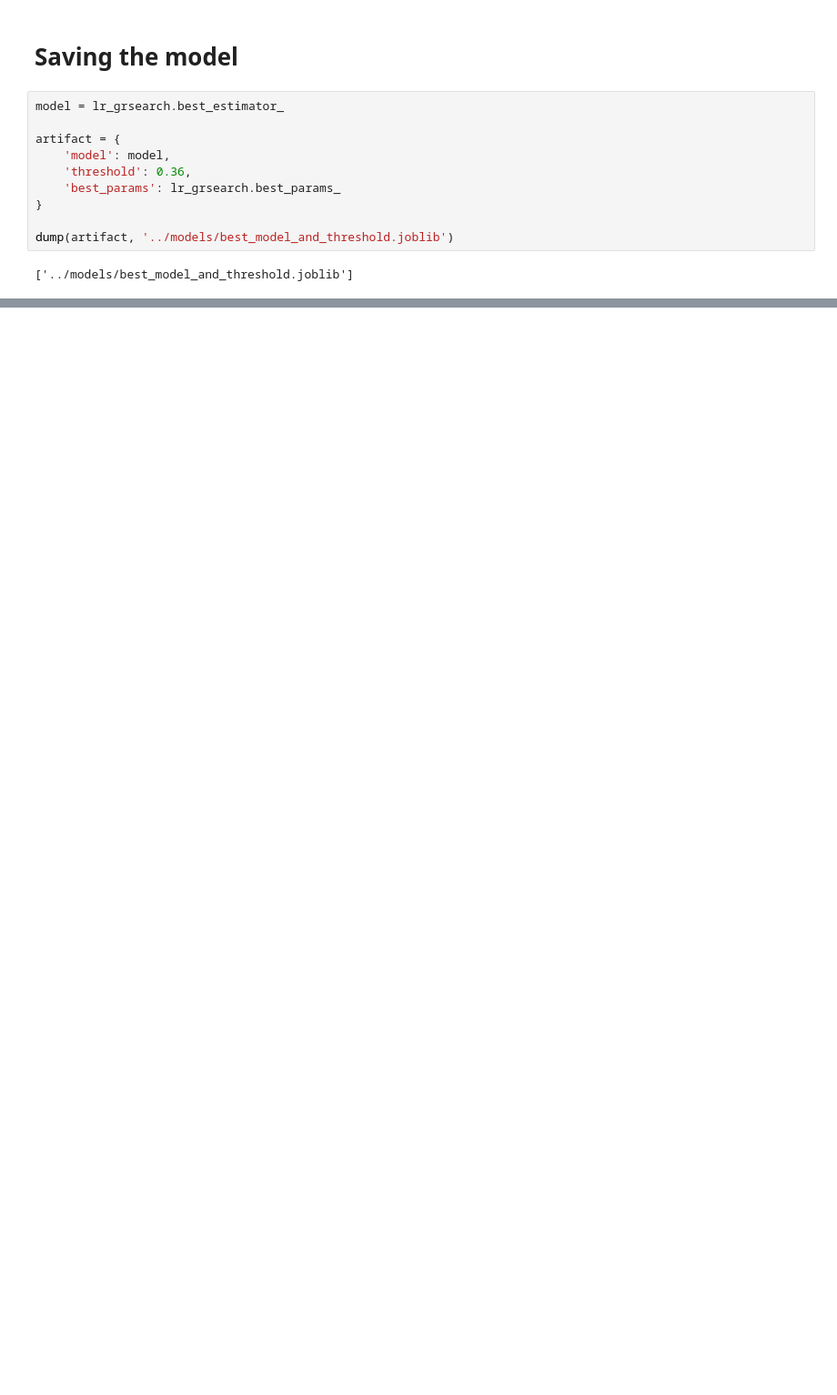
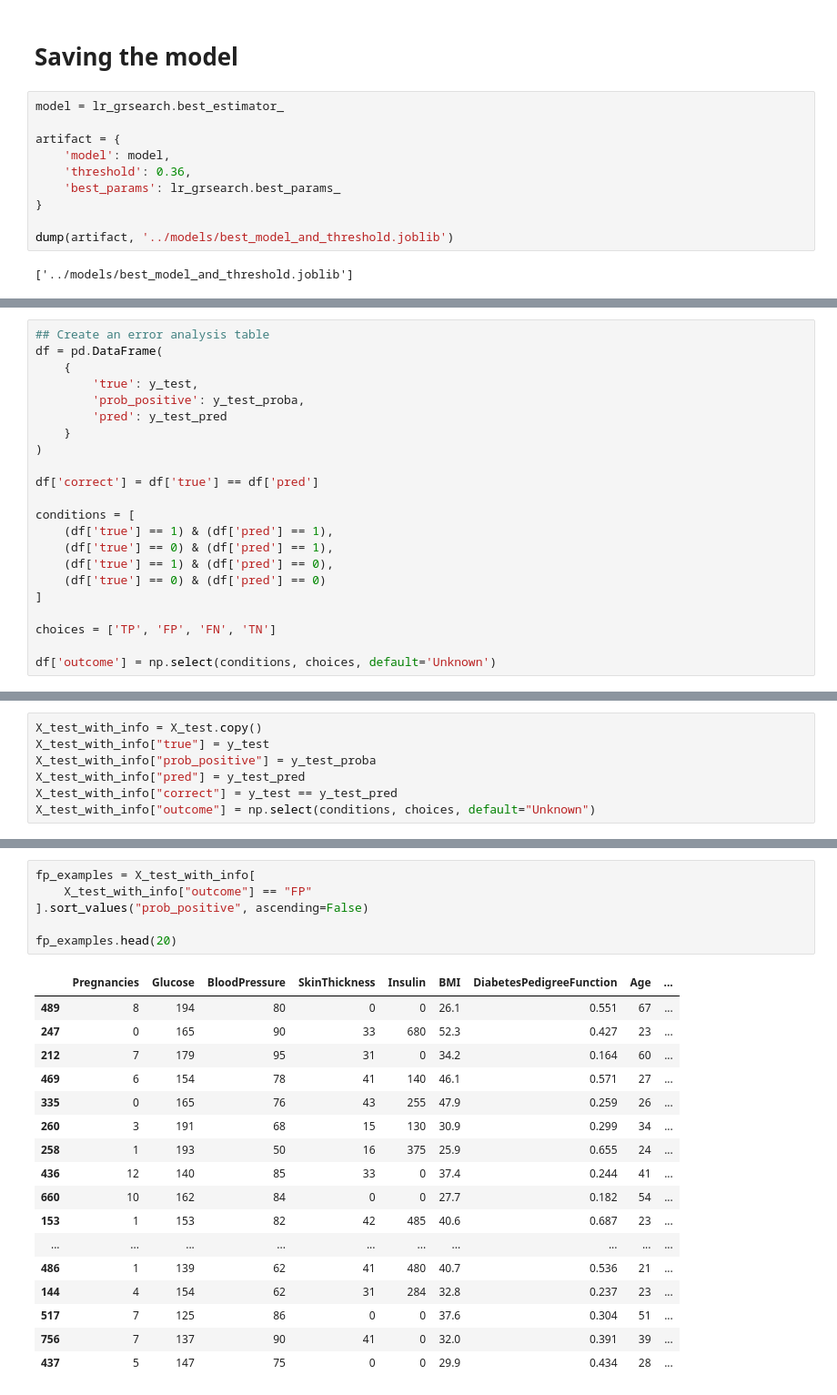
Before and after one commit to abdulazeemsodimu/diabetes_prediction, a Jupyter notebook: notebooks/modelling v2.ipynb, the cells around one changed output, grey strips where cells are left out. Shown at 91% size. Cells and saved outputs as stored; diff of their text form; blank space fills up the shorter version.

```diff
--- a/notebooks/modelling v2.ipynb
+++ b/notebooks/modelling v2.ipynb
@@ -642,0 +651,22 @@ dump(artifact, '../models/best_model_and_threshold.joblib')
+# %%
+## Create an error analysis table
+df = pd.DataFrame(
+    {
+        'true': y_test,
+        'prob_positive': y_test_proba,
+        'pred': y_test_pred
+    }
+)
+
+df['correct'] = df['true'] == df['pred']
+
+conditions = [
+    (df['true'] == 1) & (df['pred'] == 1),
+    (df['true'] == 0) & (df['pred'] == 1),
+    (df['true'] == 1) & (df['pred'] == 0),
+    (df['true'] == 0) & (df['pred'] == 0)
+]
+
+choices = ['TP', 'FP', 'FN', 'TN']
+
+df['outcome'] = np.select(conditions, choices, default='Unknown')
@@ -642,0 +696,7 @@ dump(artifact, '../models/best_model_and_threshold.joblib')
+# %%
+X_test_with_info = X_test.copy()
+X_test_with_info["true"] = y_test
+X_test_with_info["prob_positive"] = y_test_proba
+X_test_with_info["pred"] = y_test_pred
+X_test_with_info["correct"] = y_test == y_test_pred
+X_test_with_info["outcome"] = np.select(conditions, choices, default="Unknown")
@@ -642,0 +733,24 @@ dump(artifact, '../models/best_model_and_threshold.joblib')
+# %%
+fp_examples = X_test_with_info[
+    X_test_with_info["outcome"] == "FP"
+].sort_values("prob_positive", ascending=False)
+
+fp_examples.head(20)
+# %% [output]
+|  | Pregnancies | Glucose | BloodPressure | SkinThickness | Insulin | BMI | DiabetesPedigreeFunction | Age | ... |
+| 489 | 8 | 194 | 80 | 0 | 0 | 26.1 | 0.551 | 67 | ... |
+| 247 | 0 | 165 | 90 | 33 | 680 | 52.3 | 0.427 | 23 | ... |
+| 212 | 7 | 179 | 95 | 31 | 0 | 34.2 | 0.164 | 60 | ... |
+| 469 | 6 | 154 | 78 | 41 | 140 | 46.1 | 0.571 | 27 | ... |
+| 335 | 0 | 165 | 76 | 43 | 255 | 47.9 | 0.259 | 26 | ... |
+| 260 | 3 | 191 | 68 | 15 | 130 | 30.9 | 0.299 | 34 | ... |
+| 258 | 1 | 193 | 50 | 16 | 375 | 25.9 | 0.655 | 24 | ... |
+| 436 | 12 | 140 | 85 | 33 | 0 | 37.4 | 0.244 | 41 | ... |
+| 660 | 10 | 162 | 84 | 0 | 0 | 27.7 | 0.182 | 54 | ... |
+| 153 | 1 | 153 | 82 | 42 | 485 | 40.6 | 0.687 | 23 | ... |
+| ... | ... | ... | ... | ... | ... | ... | ... | ... | ... |
+| 486 | 1 | 139 | 62 | 41 | 480 | 40.7 | 0.536 | 21 | ... |
+| 144 | 4 | 154 | 62 | 31 | 284 | 32.8 | 0.237 | 23 | ... |
+| 517 | 7 | 125 | 86 | 0 | 0 | 37.6 | 0.304 | 51 | ... |
+| 756 | 7 | 137 | 90 | 41 | 0 | 32.0 | 0.391 | 39 | ... |
+| 437 | 5 | 147 | 75 | 0 | 0 | 29.9 | 0.434 | 28 | ... |
```
Also changed, not shown: parts of 21 cells of this notebook, 4 other files.
